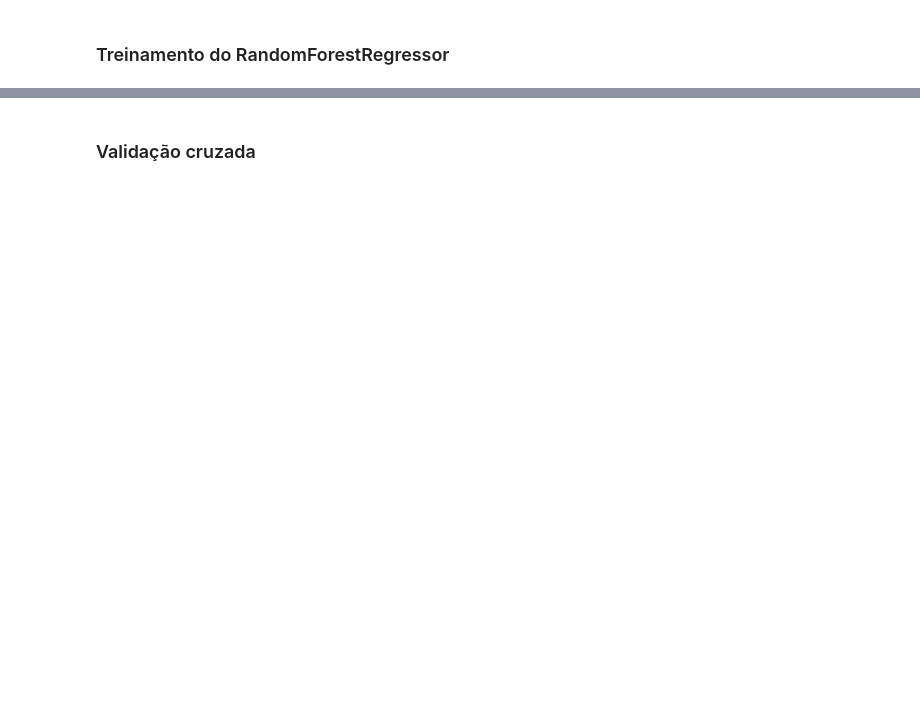
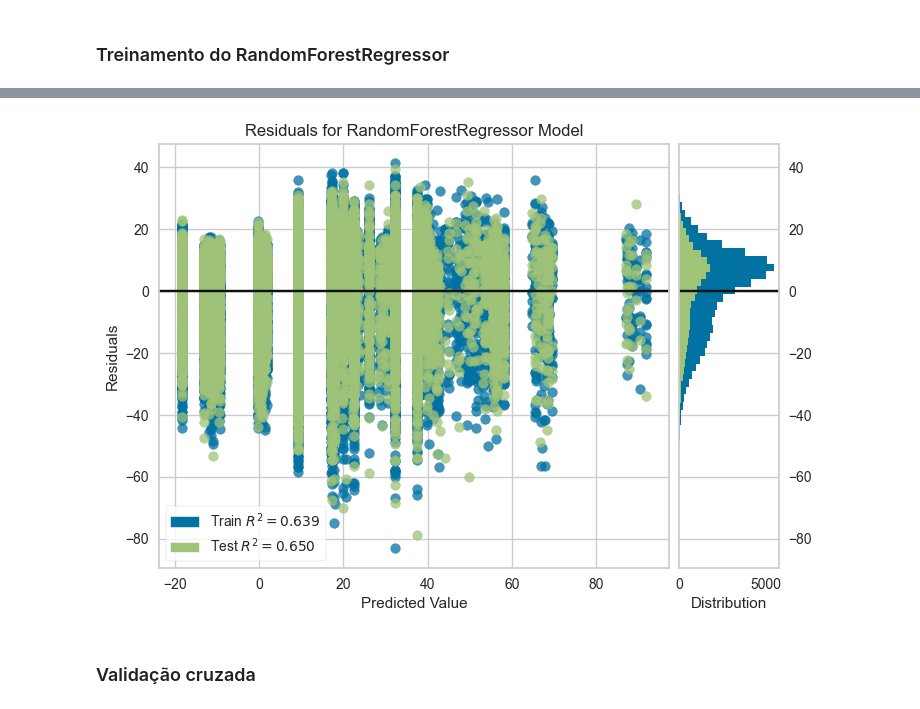
Before and after one commit to TheGabrielVieira/ia-prevendo-atrasos-de-voos, a Jupyter notebook: modelo_atraso_voo.ipynb, the cells around one changed output, grey strips where cells are left out. Cells and saved outputs as stored; diff of their text form; code cells hidden in the pictures; blank space fills up the shorter version.

```diff
--- a/modelo_atraso_voo.ipynb
+++ b/modelo_atraso_voo.ipynb
@@ -296,2 +385,8 @@ df_clean.head()
+# %%
+from yellowbrick.regressor import residuals_plot
+
+viz = residuals_plot(model_rf, X_train, y_train, X_test, y_test)
+# %% [output]
+[figure, added]
 # %% [markdown]
 ### Validação cruzada
```
Also changed, not shown: parts of 14 cells of this notebook.
